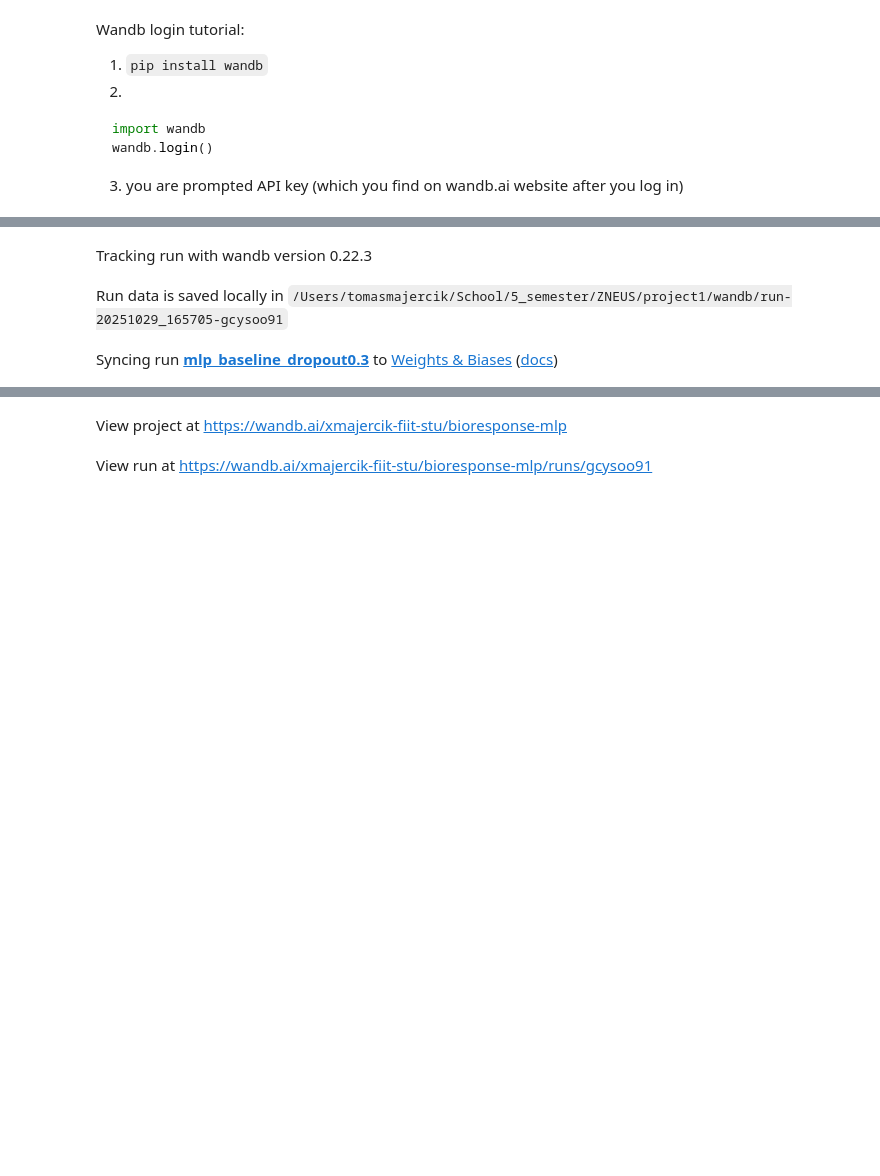
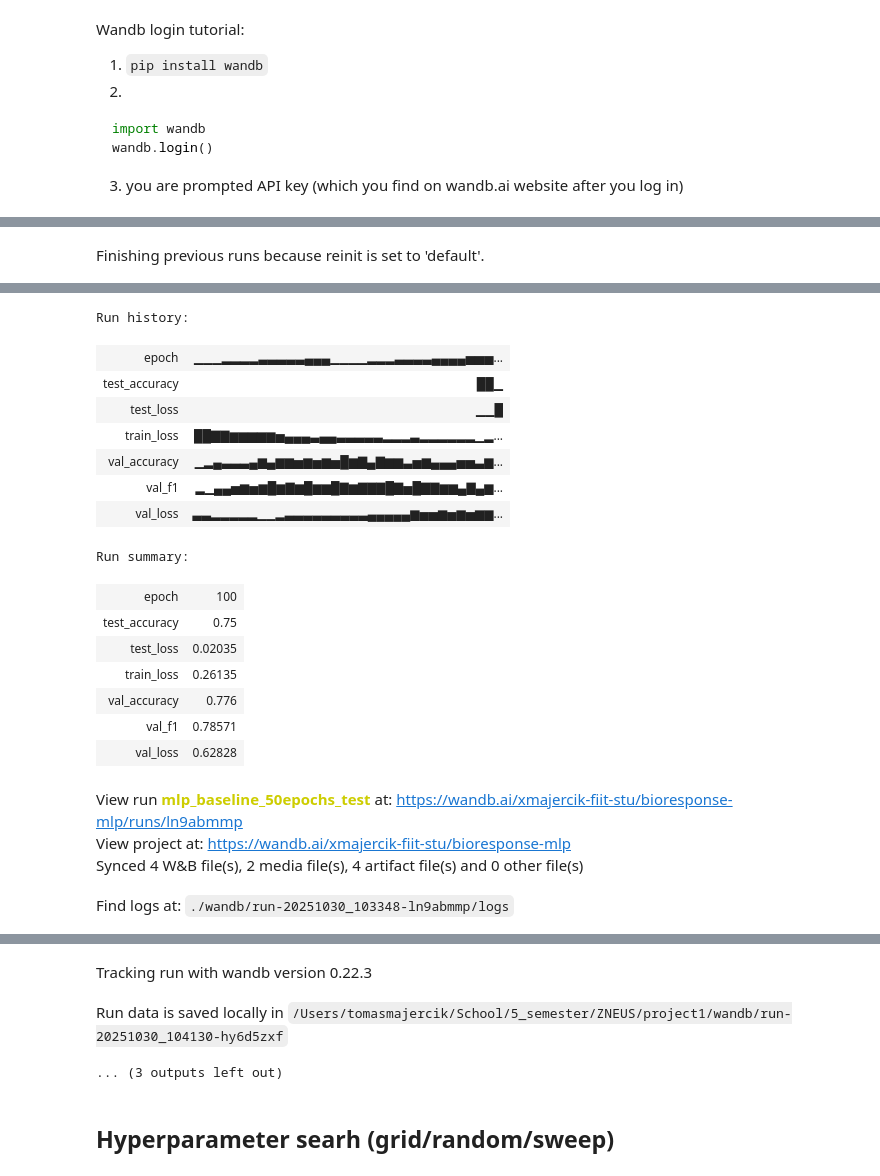
Before and after one commit to StyroD/zneus_1, a Jupyter notebook: zneus_1_zadanie.ipynb, the cells around one changed output, grey strips where cells are left out. Cells and saved outputs as stored; diff of their text form; code cells hidden in the pictures; blank space fills up the shorter version.

Commit message:
added training baseline

```diff
--- a/zneus_1_zadanie.ipynb
+++ b/zneus_1_zadanie.ipynb
@@ -202,12 +202,12 @@ y = df_filtered['target']
 
 # Base train/test selection
 X_train_full, X_test, y_train_full, y_test = train_test_split(
-    X, y, test_size=0.15, random_state=42, stratify=y
+    X, y, test_size=0.10, random_state=42, stratify=y
 )
 
 # Validation subset from train set
 X_train, X_val, y_train, y_val = train_test_split(
-    X_train_full, y_train_full, test_size=0.0588,  # 0.0588 * 0.8 = 0.05 (5%)
+    X_train_full, y_train_full, test_size=0.1111,  # 0.1111 * 0.9 = 0.10 (10%)
     random_state=42, stratify=y_train_full
 )
 
@@ -312,6 +314,7 @@ wandb.login()
 # %%
 import wandb
 
+wandb.login()
 wandb.init(
     project=config["wandb"]["project"],
     entity=config["wandb"]["entity"],
@@ -324,4 +328,22 @@ wandb.watch(model, log="all")
+Finishing previous runs because reinit is set to 'default'.
 [interactive output not drawn]
-Tracking run with wandb version 0.22.3
+Run history:
+| epoch | ▁▁▁▂▂▂▂▃▃▃▃▃▄▄▄▁▁▁▁▂▂▂▃▃▃▃▄▄▄▄▅▅▅... |
+| test_accuracy | ██▁ |
+| test_loss | ▁▁█ |
+| train_loss | ██▇▇▆▆▆▆▆▅▄▄▄▃▄▄▃▃▃▃▃▂▂▂▃▂▂▂▂▂▂▁▂... |
+| val_accuracy | ▁▂▄▃▃▃▄▆▄▆▆▅▆▅▆▅█▆▇▄▇▆▆▃▅▆▄▄▄▅▅▃▆... |
+| val_f1 | ▂▁▄▄▅▆▅▆█▆▇▆█▆▆█▇▆▇▇▇█▇▅█▇▇▆▆▄▇▄▆... |
+| val_loss | ▃▃▂▂▂▂▂▁▁▂▃▃▃▃▃▃▃▃▃▄▄▄▄▄▆▅▅▆▅▆▅▆▆... |
+Run summary:
+| epoch | 100 |
+| test_accuracy | 0.75 |
+| test_loss | 0.02035 |
+| train_loss | 0.26135 |
+| val_accuracy | 0.776 |
+| val_f1 | 0.78571 |
+| val_loss | 0.62828 |
-Run data is saved locally in /Users/tomasmajercik/School/5_semester/ZNEUS/project1/wandb/run-20251029_165705-gcysoo91
+View run mlp_baseline_50epochs_test at: https://wandb.ai/xmajercik-fiit-stu/bioresponse-mlp/runs/ln9abmmp
+View project at: https://wandb.ai/xmajercik-fiit-stu/bioresponse-mlp
+Synced 4 W&B file(s), 2 media file(s), 4 artifact file(s) and 0 other file(s)
-Syncing run mlp_baseline_dropout0.3 to Weights & Biases (docs)
+Find logs at: ./wandb/run-20251030_103348-ln9abmmp/logs
@@ -328,2 +351,5 @@ Syncing run mlp_baseline_dropout0.3 to Weights & Biases (docs)
-View project at https://wandb.ai/xmajercik-fiit-stu/bioresponse-mlp
+Tracking run with wandb version 0.22.3
-View run at https://wandb.ai/xmajercik-fiit-stu/bioresponse-mlp/runs/gcysoo91
+Run data is saved locally in /Users/tomasmajercik/School/5_semester/ZNEUS/project1/wandb/run-20251030_104130-hy6d5zxf
+... (3 outputs left out)
+# %% [markdown]
+## Hyperparameter searh (grid/random/sweep)
```
Also changed, not shown: parts of 13 cells of this notebook, 6 other files.
